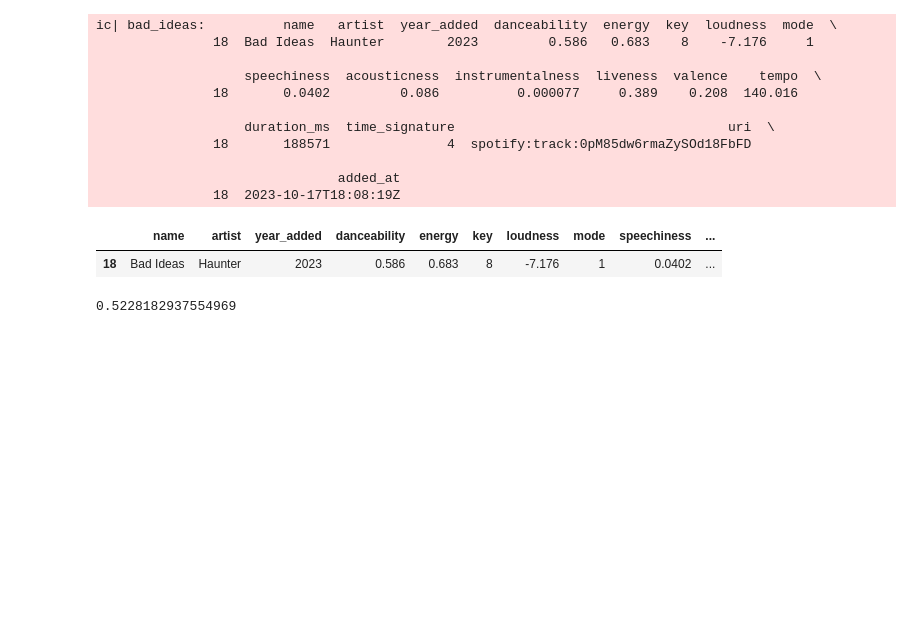
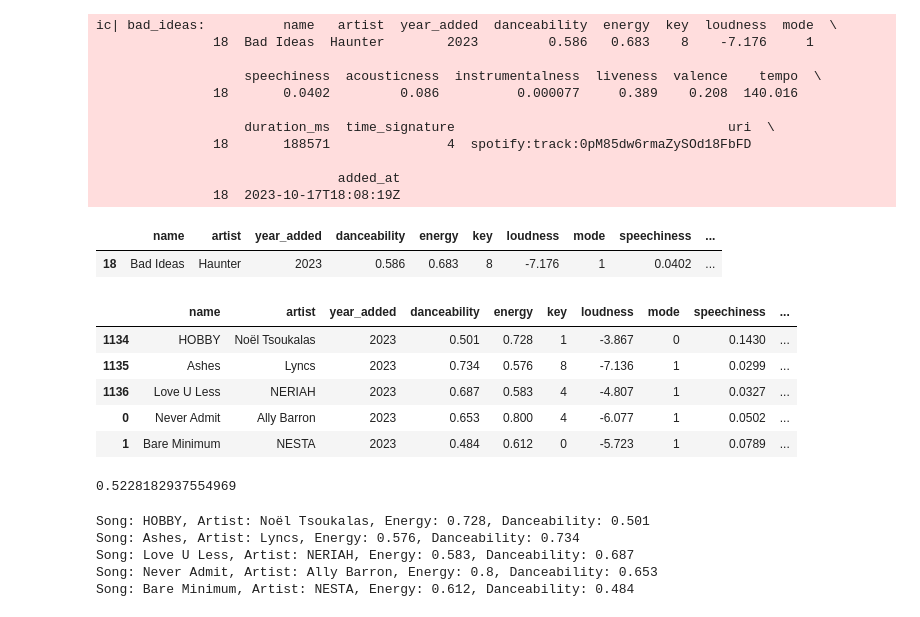
Before and after one commit to kspicer80/spotify_analysis, a Jupyter notebook: spotify_data_analysis.ipynb, the cells around one changed output. Drawn from its saved outputs; the diff is of its cells as text; code cells hidden in the pictures; blank space fills up the shorter version.

```diff
--- a/spotify_data_analysis.ipynb
+++ b/spotify_data_analysis.ipynb
@@ -486,6 +462,67 @@ fig.write_html("images/plots/energy_vs_danceability_with_annotations.html")
+# %%
+most_recently_added.head(5)
+# %% [output]
+|  | name | artist | year_added | danceability | energy | key | loudness | mode | speechiness | ... |
+| 1134 | HOBBY | Noël Tsoukalas | 2023 | 0.501 | 0.728 | 1 | -3.867 | 0 | 0.1430 | ... |
+| 1135 | Ashes | Lyncs | 2023 | 0.734 | 0.576 | 8 | -7.136 | 1 | 0.0299 | ... |
+| 1136 | Love U Less | NERIAH | 2023 | 0.687 | 0.583 | 4 | -4.807 | 1 | 0.0327 | ... |
+| 0 | Never Admit | Ally Barron | 2023 | 0.653 | 0.800 | 4 | -6.077 | 1 | 0.0502 | ... |
+| 1 | Bare Minimum | NESTA | 2023 | 0.484 | 0.612 | 0 | -5.723 | 1 | 0.0789 | ... |
 # %%
 mean_valence = df['valence'].mean()
 # %%
 mean_valence
 # %% [output]
 0.5228182937554969
+# %%
+# Assuming most_recently_added is your updated DataFrame
+hover_columns = ['name', 'artist', 'added_at', 'tempo', 'valence']
+fig = px.scatter(most_recently_added, x="energy", y='danceability', color='tempo', color_continuous_scale='Turbo', hover_data=hover_columns)
+
+# Loop through the first five songs in the dataframe
+for i in range(5):
+    # Get the name and artist of the song
+   # Get the name and artist of the song
+    song_name = most_recently_added.iloc[i]['name']
+    artist_name = most_recently_added.iloc[i]['artist']
+
+    # Get the x and y coordinates of the point corresponding to the song
+    x_coord = most_recently_added.iloc[i]['energy']
+    y_coord = most_recently_added.iloc[i]['danceability']
+
+    print(f"Song: {song_name}, Artist: {artist_name}, Energy: {x_coord}, Danceability: {y_coord}")  # print the values
+
+    # Create the arrow and text annotation
+    fig.add_annotation(
+        x=x_coord,
+        y=y_coord,
+        ax=x_coord-50,
+        ay=y_coord-50,
+        text=f"'{song_name}' by {artist_name}",
+        arrowhead=1,
+        showarrow=True,
+        font=dict(
+            family="Courier New, monospace",
+            size=12,
+            color="#ffffff"
+        ),
+        align="center",
+        arrowcolor="black",
+        arrowwidth=2,
+        arrowsize=1,
+        bordercolor="black",
+        borderwidth=2,
+        borderpad=4,
+        bgcolor="red",
+        opacity=0.8,
+    )
+
+# Show the plot
+fig.show()
+#fig.write_html("images/plots/energy_vs_danceability_with_annotations.html")
+# %% [output]
+Song: HOBBY, Artist: Noël Tsoukalas, Energy: 0.728, Danceability: 0.501
+Song: Ashes, Artist: Lyncs, Energy: 0.576, Danceability: 0.734
+Song: Love U Less, Artist: NERIAH, Energy: 0.583, Danceability: 0.687
+Song: Never Admit, Artist: Ally Barron, Energy: 0.8, Danceability: 0.653
+Song: Bare Minimum, Artist: NESTA, Energy: 0.612, Danceability: 0.484
```
Also changed, not shown: parts of 6 cells of this notebook, 10 other files.
